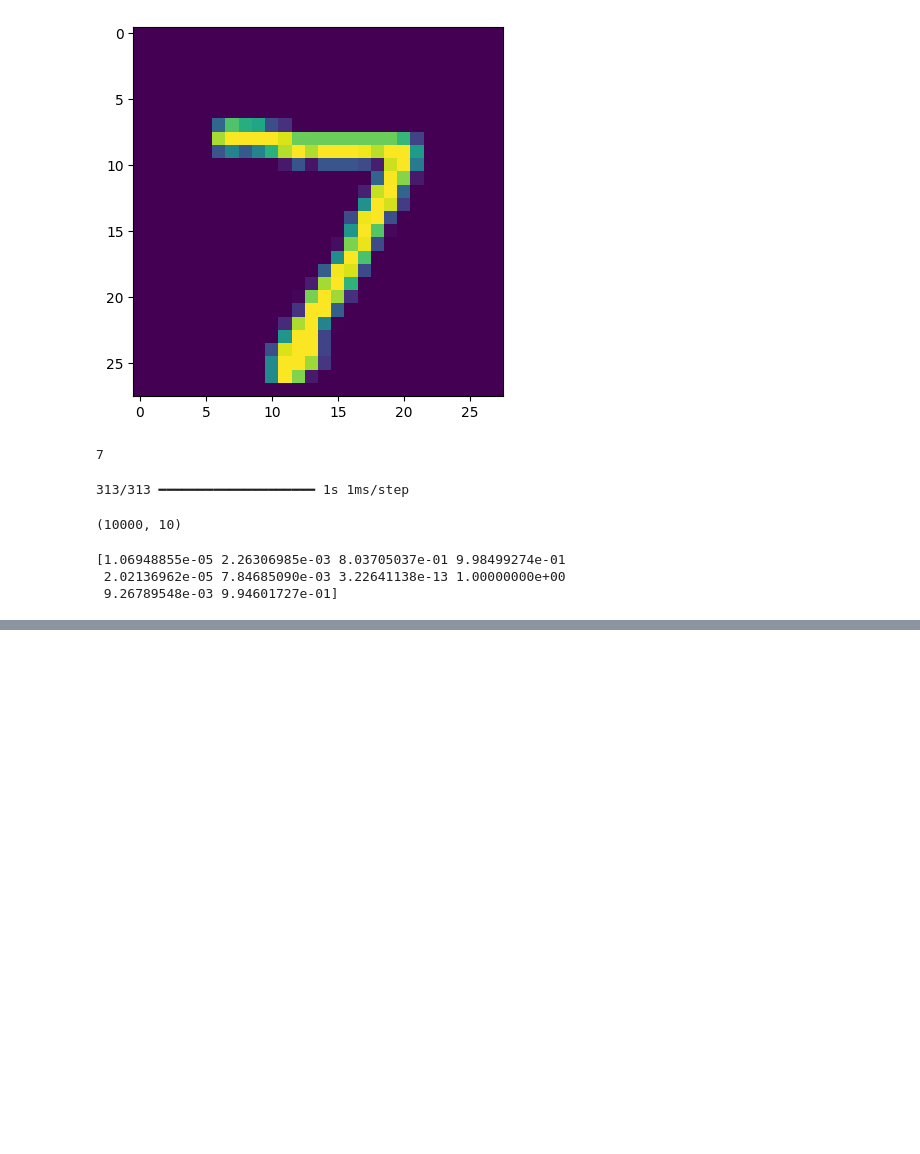
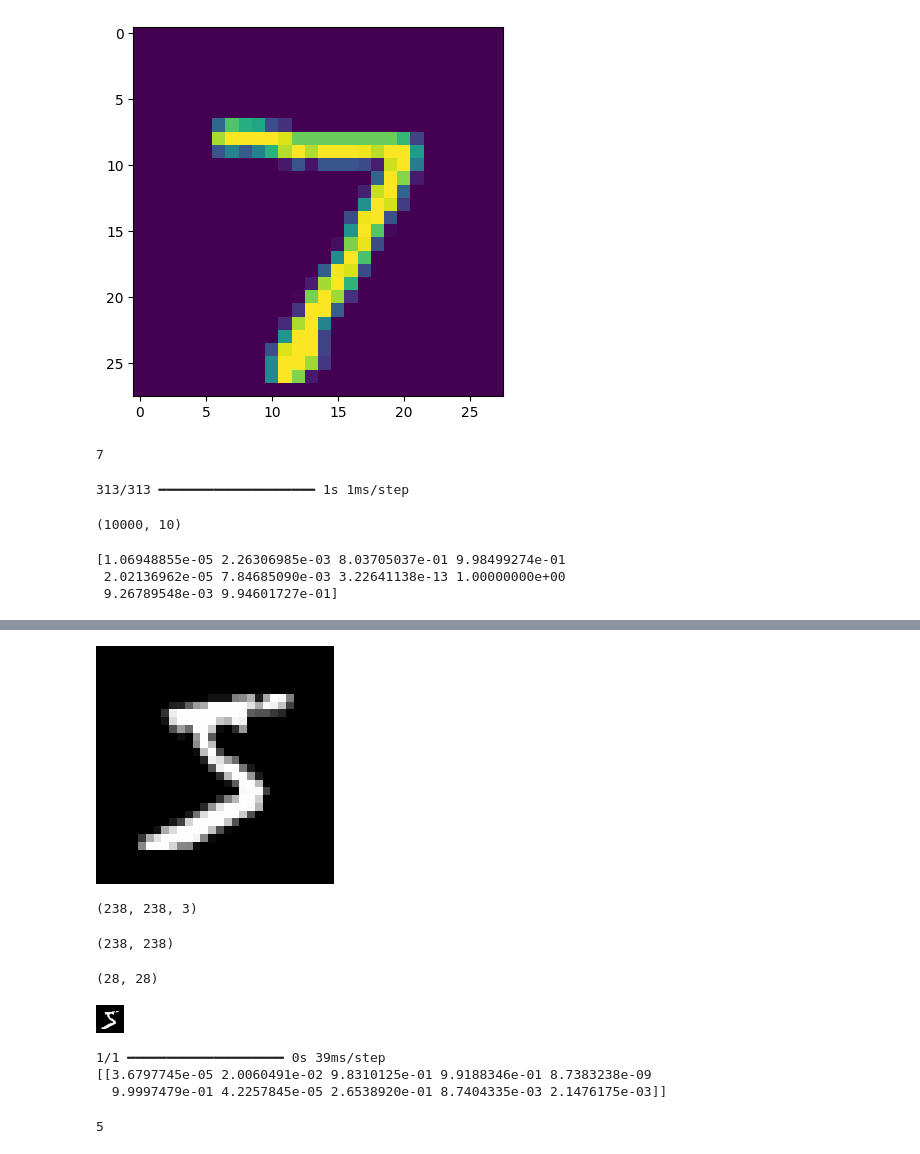
Before and after one commit to Priangshu-18/Handwritten-Digit-Prediction-with-NN, a Jupyter notebook: Handwritten_Digit_Prediction_with_NN.ipynb, the cells around one changed output, grey strips where cells are left out. Saved outputs shown, nothing was run; the diff lists cells and outputs as text; code cells hidden in the pictures; blank space fills up the shorter version.

```diff
--- a/Handwritten_Digit_Prediction_with_NN.ipynb
+++ b/Handwritten_Digit_Prediction_with_NN.ipynb
@@ -186,0 +255,8 @@ print(Y_pred[0])
+# %%
+cv2_imshow(input_image)
+# %% [output]
+[figure, added]
+# %%
+input_image.shape
+# %% [output]
+(238, 238, 3)
@@ -186,0 +265,4 @@ print(Y_pred[0])
+# %%
+grayscale.shape
+# %% [output]
+(238, 238)
@@ -186,0 +271,8 @@ print(Y_pred[0])
+# %%
+print(input_image_resize.shape)
+# %% [output]
+(28, 28)
+# %%
+cv2_imshow(input_image_resize)
+# %% [output]
+[figure, added]
@@ -186,0 +283,7 @@ print(Y_pred[0])
+# %%
+input_prediction = model.predict(image_reshaped)
+print(input_prediction)
+# %% [output]
+1/1 ━━━━━━━━━━━━━━━━━━━━ 0s 39ms/step
+[[3.6797745e-05 2.0060491e-02 9.8310125e-01 9.9188346e-01 8.7383238e-09
+  9.9997479e-01 4.2257845e-05 2.6538920e-01 8.7404335e-03 2.1476175e-03]]
@@ -186,0 +292,4 @@ print(Y_pred[0])
+# %%
+print(input_pred_label)
+# %% [output]
+5
```
Also changed, not shown: parts of 18 cells of this notebook.
